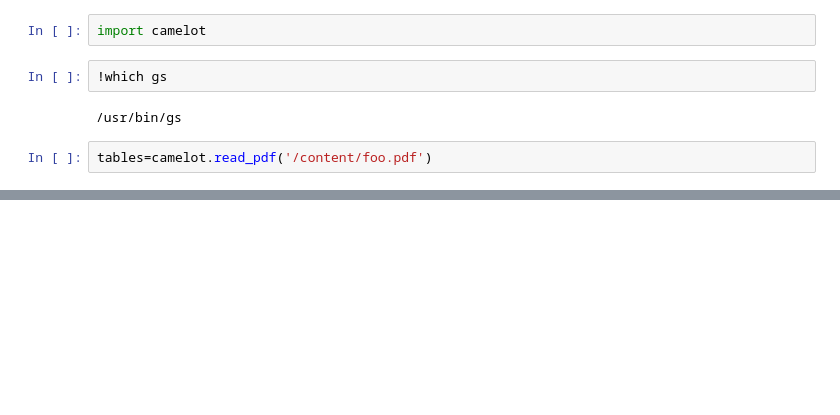
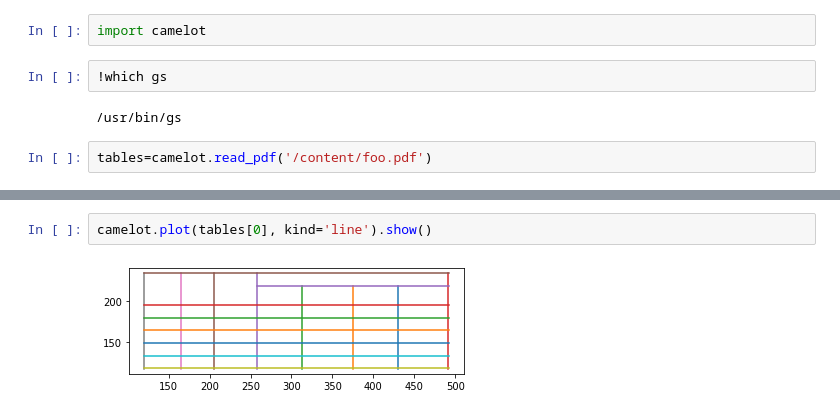
Before and after one commit to Amit-Padye/Care-Ratings, a Jupyter notebook: Scrap_table_from_pdf_camelot.ipynb, the cells around one changed output, grey strips where cells are left out. Saved outputs shown, nothing was run; the diff lists cells and outputs as text; blank space fills up the shorter version.

```diff
--- a/Scrap_table_from_pdf_camelot.ipynb
+++ b/Scrap_table_from_pdf_camelot.ipynb
@@ -42,0 +95,4 @@ tables[0].df
+# %%
+camelot.plot(tables[0], kind='line').show()
+# %% [output]
+[figure, added]
```
Also changed, not shown: parts of 57 cells of this notebook.
